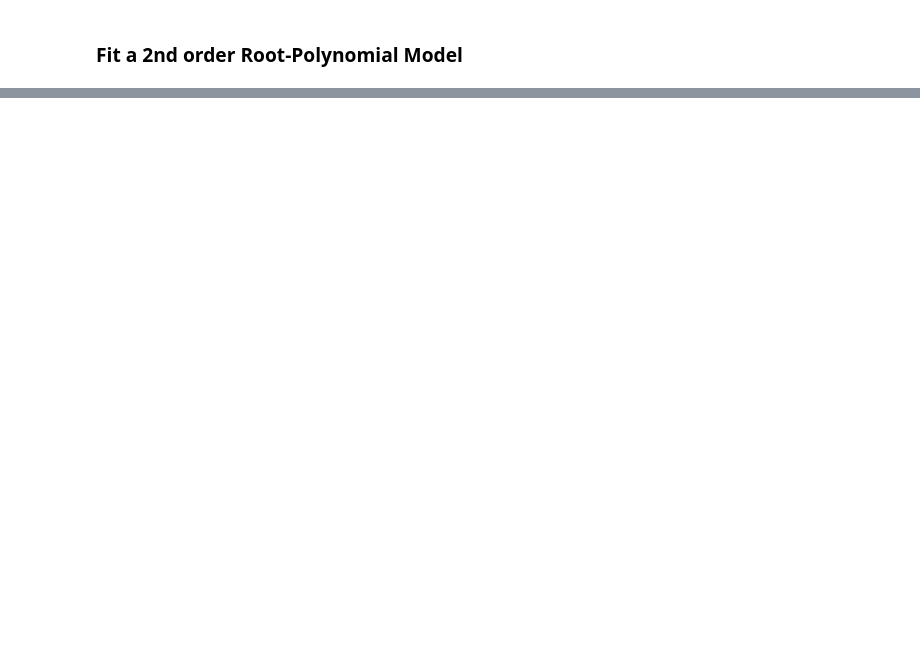
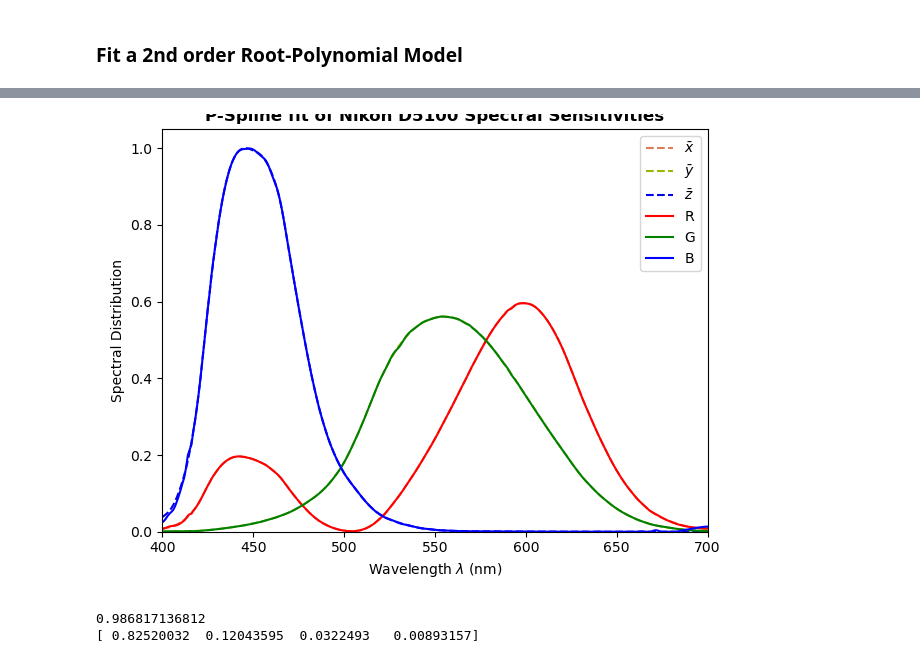
Before and after one commit to JoniSuominen/CameraCalibration, a Jupyter notebook: model_evaluation.ipynb, the cells around one changed output, grey strips where cells are left out. Cells and saved outputs as stored; diff of their text form; code cells hidden in the pictures; blank space fills up the shorter version.

```diff
--- a/model_evaluation.ipynb
+++ b/model_evaluation.ipynb
@@ -229,0 +289,24 @@ gam.plot_partial_dependences()
+# %%
+from models import GAMOptimizer
+from evaluate import pred
+from sklearn.pipeline import Pipeline
+from models import PolynomialTransformer
+from sklearn.linear_model import LinearRegression
+from colour import SpectralShape
+from colour import MSDS_CAMERA_SENSITIVITIES, MSDS_CMFS
+import numpy as np
+#spectra = Pipeline([
+#    ('transformer', PolynomialTransformer(degree=3, rp=False)),
+#    ('regressor', LinearRegression())
+# ])
+
+spectra = GAMOptimizer(lams=1e-3, order=3, n_splines=20)
+
+
+cmfs = MSDS_CMFS['CIE 1931 2 Degree Standard Observer'].copy()
+MSDS_TRAIN = MSDS_CAMERA_SENSITIVITIES['Nikon 5100 (NPL)']
+cmfs.values = cmfs.values / np.max(cmfs.values)
+source = MSDS_TRAIN.align(SpectralShape(400, 700, 1)).values
+target = cmfs.align(SpectralShape(400, 700, 1)).values
+print(MSDS_TRAIN.wavelengths)
+spectra.fit(source, target)
@@ -229,0 +332,30 @@ gam.plot_partial_dependences()
+# %%
+from colour.plotting import plot_multi_sds
+from colour import MultiSpectralDistributions
+import matplotlib.pyplot as plt
+out = spectra.predict(MSDS_TRAIN.values)
+out[out<0] = 0
+out_spectra = MultiSpectralDistributions(out, SpectralShape(400, 700, 1))
+plot_kwargs = [
+    {"use_sd_colours": True, "linestyle": "dashed"},
+    {"use_sd_colours": True, "linestyle": "dashed"},
+    {"use_sd_colours": True, "linestyle": "dashed"},
+
+    {"use_sd_colours": False, "linestyle": "solid", "color": "red", "label": "R"},
+    {"use_sd_colours": False, "linestyle": "solid", "color": "green", "label": "G"},
+    {"use_sd_colours": False, "linestyle": "solid", "color": "blue", "label": "B"},
+]
+fig, ax = plot_multi_sds([cmfs, out_spectra], plot_kwargs=plot_kwargs, show=False)
+plt.title("P-Spline fit of Nikon D5100 Spectral Sensitivities", weight="bold")
+plt.show()
+# %% [output]
+[figure, added]
+# %%
+from sklearn.decomposition import PCA
+pca = PCA(n_components=4)
+pca.fit(cave_foster2004_dataset.values.T)
+print(np.sum(pca.explained_variance_ratio_))
+print(pca.explained_variance_ratio_)
+# %% [output]
+0.986817136812
+[ 0.82520032  0.12043595  0.0322493   0.00893157]
```
Also changed, not shown: parts of 19 cells of this notebook, 8 other files.
